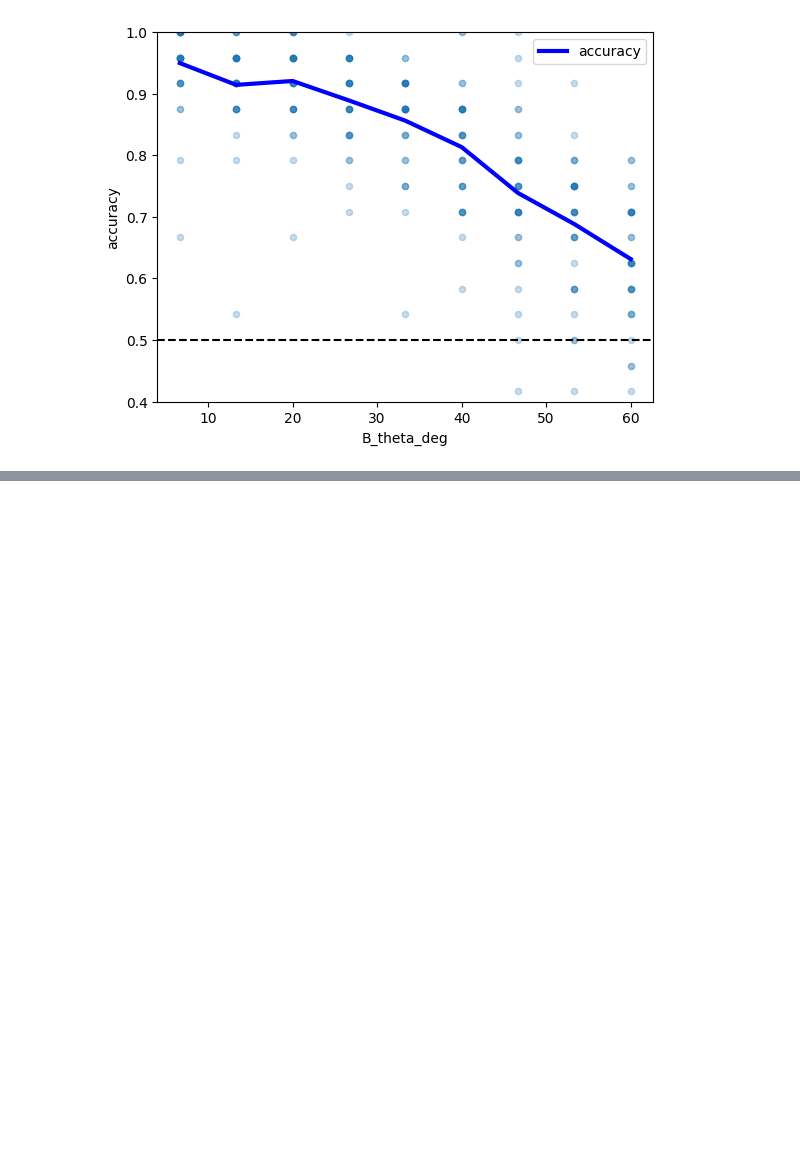
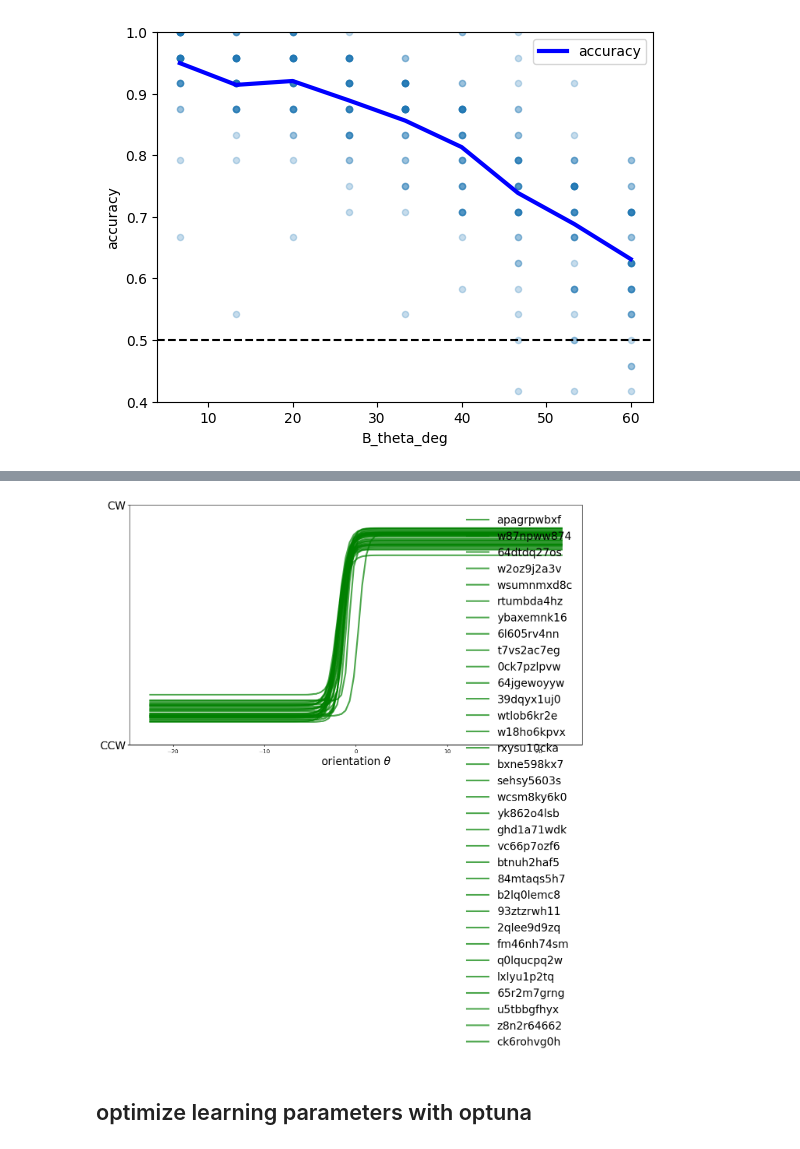
Before and after one commit to laurentperrinet/OEiL_OrientationPrecision, a Jupyter notebook: experiment1.ipynb, the cells around one changed output, grey strips where cells are left out. Cells and saved outputs as stored; diff of their text form; code cells hidden in the pictures; blank space fills up the shorter version.

Commit message:
one logistic regression per session

```diff
--- a/experiment1.ipynb
+++ b/experiment1.ipynb
@@ -569,0 +679,28 @@ for B_theta in results['B_theta_deg'].unique():
+# %%
+theta = np.array(parameters['theta'])*180/np.pi
+theta_max = theta.max()
+x_values = np.linspace(-theta_max, theta_max, 100)[:, None]
+
+fig, ax = plt.subplots(figsize=(15, 8))
+
+for fname in filenames_valid:
+    # shorten the name
+    session = fname.replace(f'osfstorage-archive/{experiment_name}-', '').replace('-data.json', '')
+    # create the dataframe
+    df = pd.read_json(fname)
+    df_data = df[df['trial_type']=='image-swipe-response'][['trial_index', 'stimulus', 'swipe_response', 'keyboard_response', 'rt', 'response_source']]
+    df_data = df_data.reset_index(drop=True)
+
+    y = np.array(((df_data['swipe_response'] == 'right') + (df_data['keyboard_response'] == 'arrowright')))*1
+
+    logistic_model, loss = fit_data(theta, y, verbose=False)
+    print(f"for {session}, training loss = {loss:.3e} - bias {logistic_model.theta0.item():.3f}°, p0 = {torch.sigmoid(logistic_model.logit0).item():.3f}, slope = {torch.exp(logistic_model.log_wt).item():.3f}")
+
+    y_values = logistic_model(torch.Tensor(x_values)).detach().numpy()
+    ax.plot(x_values, y_values, "g", alpha=0.7, lw=3, label=session)
+
+ax.set_xlabel(r"orientation $\theta$", fontsize=20)
+ax.set_yticks([0.0, 1.0])
+ax.set_yticklabels(["CCW", "CW"], fontsize=20)
+plt.legend(fontsize=20, frameon=False, scatterpoints=6);
+# %% [output]
@@ -569,0 +724,3 @@ for B_theta in results['B_theta_deg'].unique():
+[figure, added]
+# %% [markdown]
+## optimize learning parameters with optuna
```
Also changed, not shown: parts of 13 cells of this notebook.
